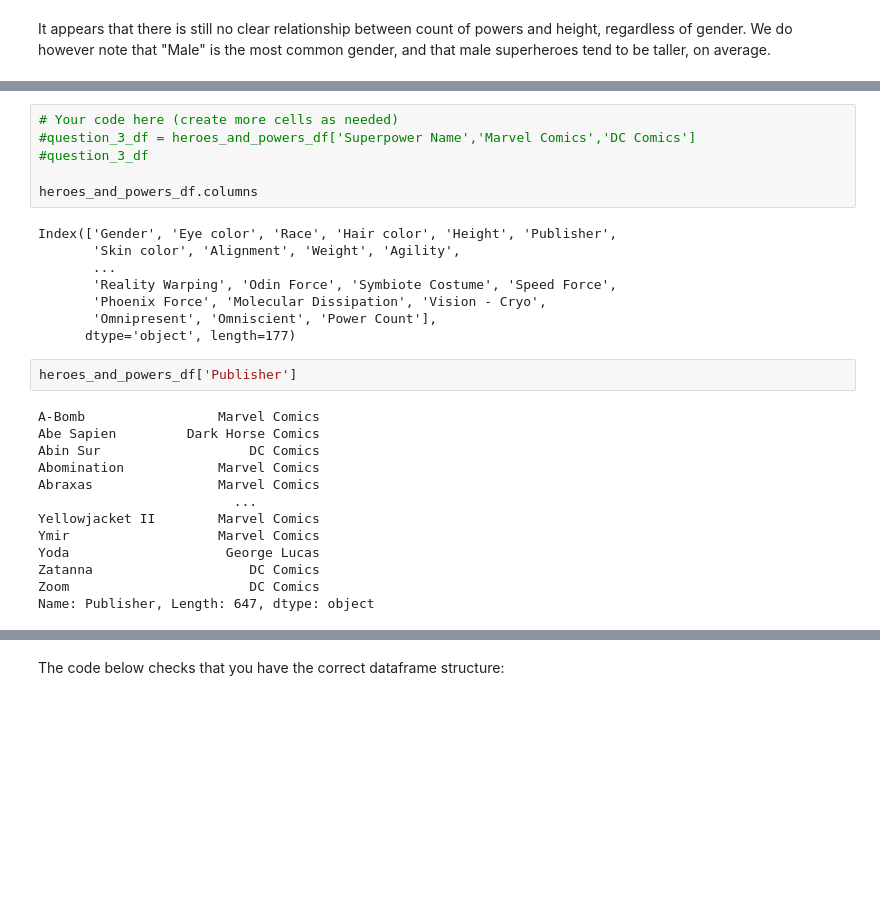
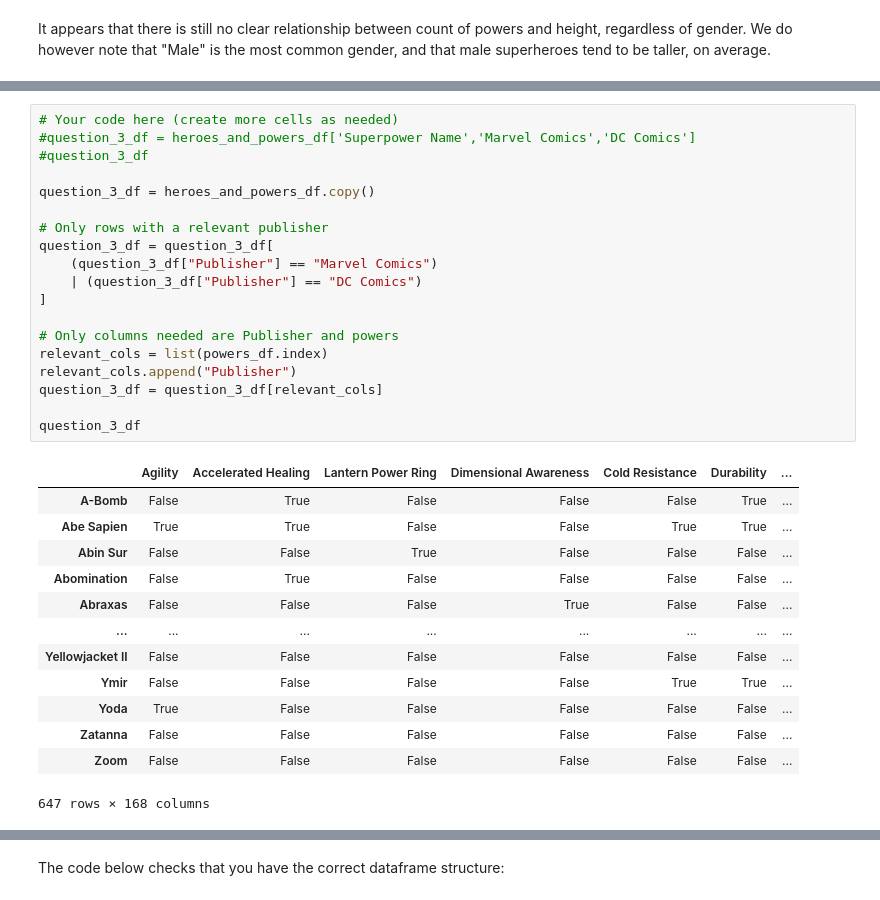
Before and after one commit to EngCS254/dsc-pandas-data-cleaning-lab, a Jupyter notebook: index.ipynb, the cells around one changed output, grey strips where cells are left out. Saved outputs shown, nothing was run; the diff lists cells and outputs as text; blank space fills up the shorter version.

```diff
--- a/index.ipynb
+++ b/index.ipynb
@@ -682,29 +683,33 @@ Don't worry if the rows or columns are in a different order, all that matters is
 # %%
 # Your code here (create more cells as needed)
 #question_3_df = heroes_and_powers_df['Superpower Name','Marvel Comics','DC Comics']
 #question_3_df
 
-heroes_and_powers_df.columns
+question_3_df = heroes_and_powers_df.copy()
+
+# Only rows with a relevant publisher
+question_3_df = question_3_df[
+    (question_3_df["Publisher"] == "Marvel Comics")
+    | (question_3_df["Publisher"] == "DC Comics")
+]
+
+# Only columns needed are Publisher and powers
+relevant_cols = list(powers_df.index)
+relevant_cols.append("Publisher")
+question_3_df = question_3_df[relevant_cols]
+
+question_3_df
 # %% [output]
+|  | Agility | Accelerated Healing | Lantern Power Ring | Dimensional Awareness | Cold Resistance | Durability | ... |
+| A-Bomb | False | True | False | False | False | True | ... |
+| Abe Sapien | True | True | False | False | True | True | ... |
+| Abin Sur | False | False | True | False | False | False | ... |
+| Abomination | False | True | False | False | False | False | ... |
+| Abraxas | False | False | False | True | False | False | ... |
+| ... | ... | ... | ... | ... | ... | ... | ... |
+| Yellowjacket II | False | False | False | False | False | False | ... |
+| Ymir | False | False | False | False | True | True | ... |
+| Yoda | True | False | False | False | False | False | ... |
+| Zatanna | False | False | False | False | False | False | ... |
+| Zoom | False | False | False | False | False | False | ... |
-Index(['Gender', 'Eye color', 'Race', 'Hair color', 'Height', 'Publisher',
-       'Skin color', 'Alignment', 'Weight', 'Agility',
-       ...
-       'Reality Warping', 'Odin Force', 'Symbiote Costume', 'Speed Force',
-       'Phoenix Force', 'Molecular Dissipation', 'Vision - Cryo',
-       'Omnipresent', 'Omniscient', 'Power Count'],
-      dtype='object', length=177)
+647 rows × 168 columns
-# %%
-heroes_and_powers_df['Publisher']
-# %% [output]
-A-Bomb                 Marvel Comics
-Abe Sapien         Dark Horse Comics
-Abin Sur                   DC Comics
-Abomination            Marvel Comics
-Abraxas                Marvel Comics
-                         ...
-Yellowjacket II        Marvel Comics
-Ymir                   Marvel Comics
-Yoda                    George Lucas
-Zatanna                    DC Comics
-Zoom                       DC Comics
-Name: Publisher, Length: 647, dtype: object
```
Also changed, not shown: parts of 13 cells of this notebook.
